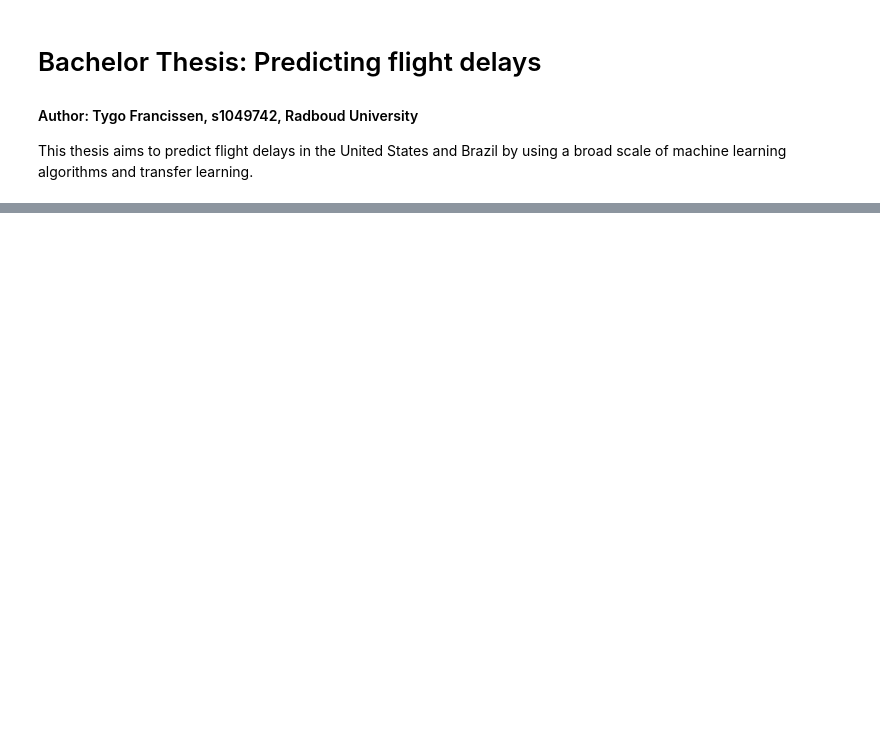
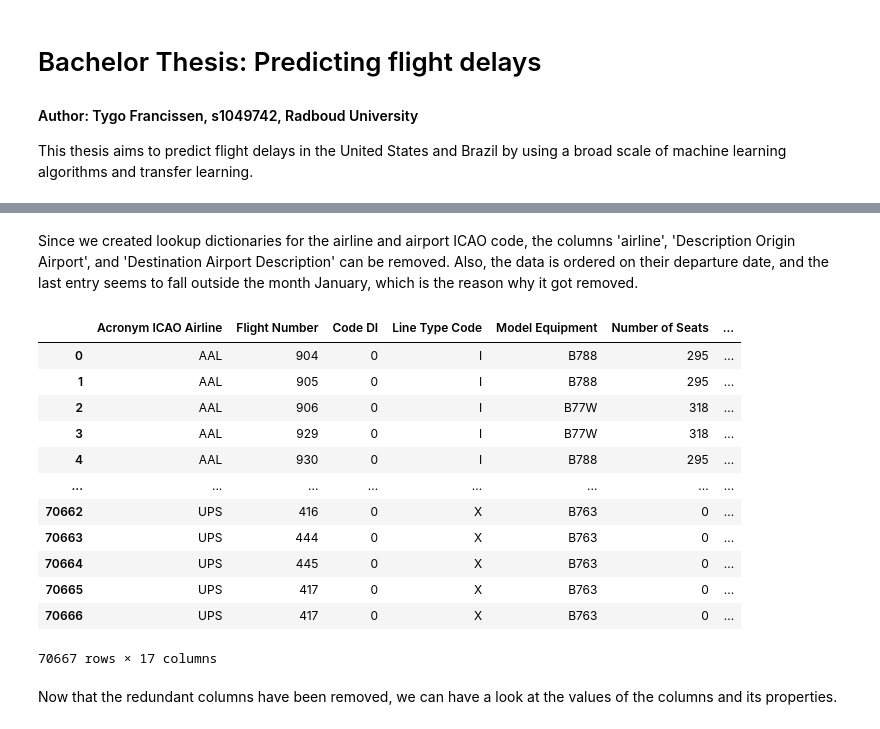
Before and after one commit to TygoF/Flight-delay-prediction, a Jupyter notebook: main.ipynb, the cells around one changed output, grey strips where cells are left out. Cells and saved outputs as stored; diff of their text form; code cells hidden in the pictures; blank space fills up the shorter version.

```diff
--- a/main.ipynb
+++ b/main.ipynb
@@ -42,0 +89,23 @@ for word in data_brazil["Arrival Status"].unique():
+# %% [markdown]
+Since we created lookup dictionaries for the airline and airport ICAO code, the columns 'airline', 'Description Origin Airport', and 'Destination Airport Description' can be removed. Also, the data is ordered on their departure date, and the last entry seems to fall outside the month January, which is the reason why it got removed.
+# %%
+# Remove redundant columns and wrong date entry
+data_brazil2 = data_brazil.drop(columns=['airline', 'Description Origin Airport', 'Destination Airport Description'])
+data_brazil2 = data_brazil2.drop(70667)
+display(data_brazil2)
+# %% [output]
+|  | Acronym ICAO Airline | Flight Number | Code DI | Line Type Code | Model Equipment | Number of Seats | ... |
+| 0 | AAL | 904 | 0 | I | B788 | 295 | ... |
+| 1 | AAL | 905 | 0 | I | B788 | 295 | ... |
+| 2 | AAL | 906 | 0 | I | B77W | 318 | ... |
+| 3 | AAL | 929 | 0 | I | B77W | 318 | ... |
+| 4 | AAL | 930 | 0 | I | B788 | 295 | ... |
+| ... | ... | ... | ... | ... | ... | ... | ... |
+| 70662 | UPS | 416 | 0 | X | B763 | 0 | ... |
+| 70663 | UPS | 444 | 0 | X | B763 | 0 | ... |
+| 70664 | UPS | 445 | 0 | X | B763 | 0 | ... |
+| 70665 | UPS | 417 | 0 | X | B763 | 0 | ... |
+| 70666 | UPS | 417 | 0 | X | B763 | 0 | ... |
+70667 rows × 17 columns
+# %% [markdown]
+Now that the redundant columns have been removed, we can have a look at the values of the columns and its properties.
```
Also changed, not shown: parts of 16 cells of this notebook.
